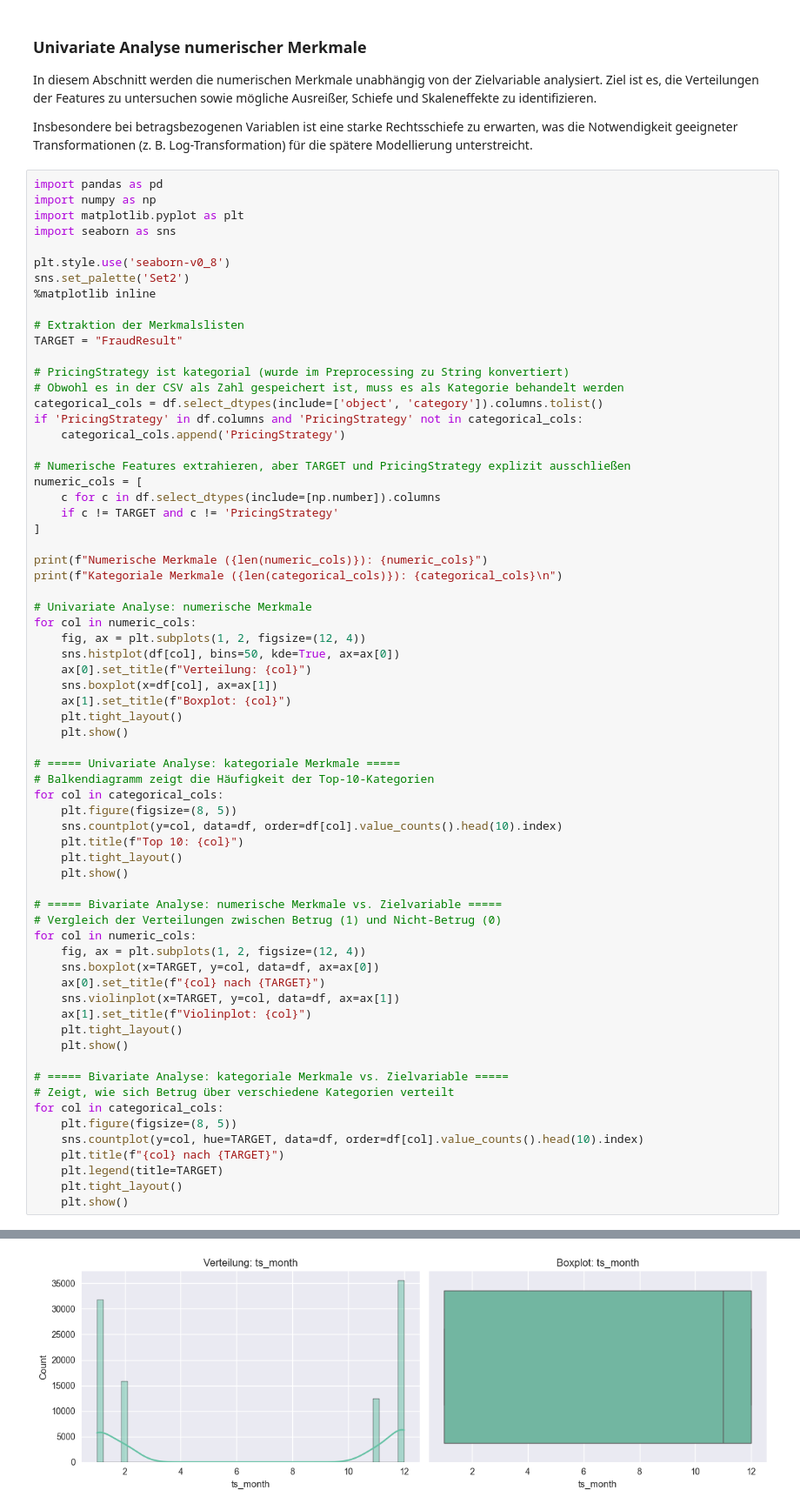
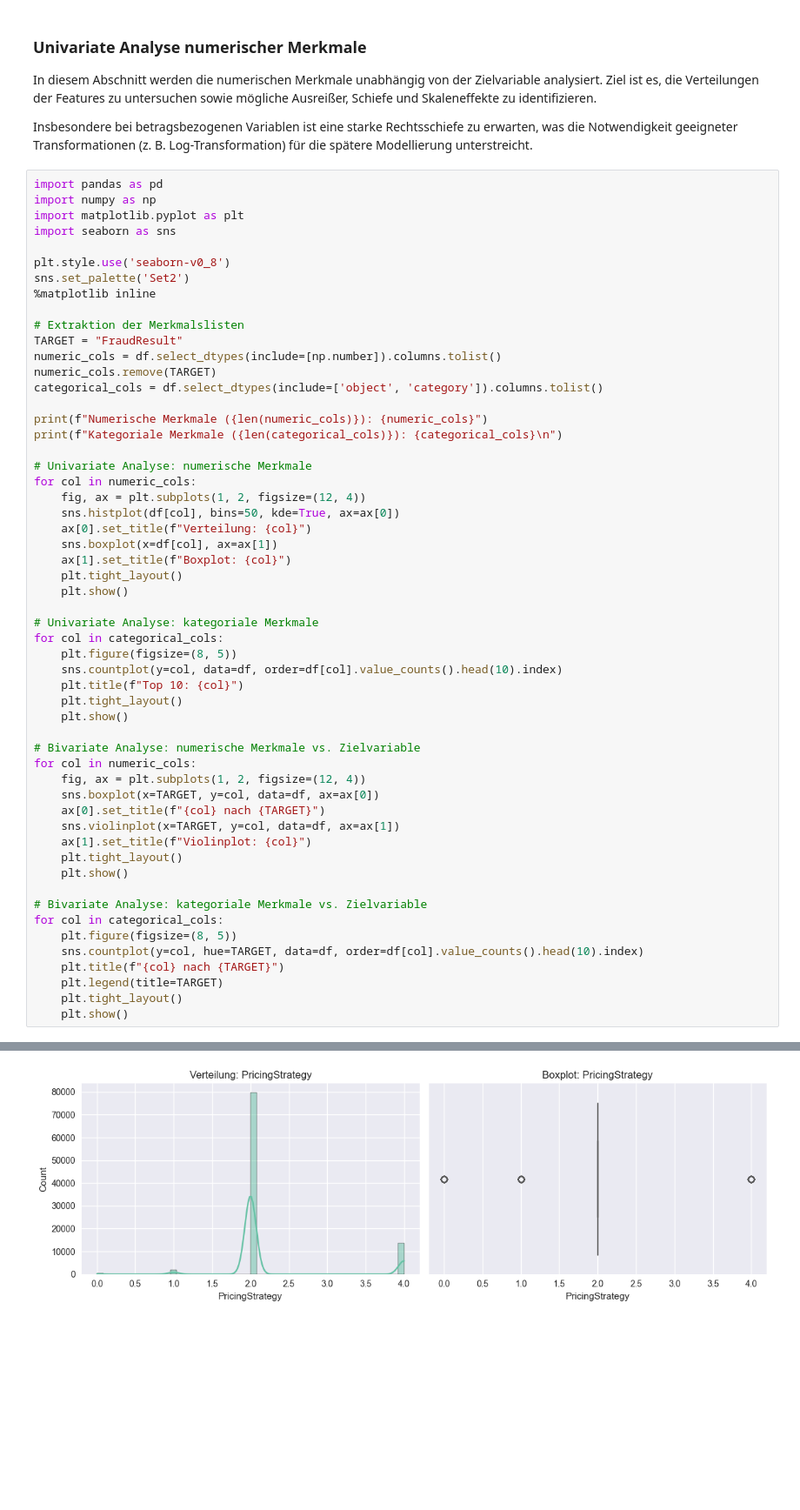
Before and after one commit to dorypat/KI-Fraud-Detection, a Jupyter notebook: notebooks/03_eda.ipynb, the cells around one changed output, grey strips where cells are left out. Shown at 87% size. Drawn from its saved outputs; the diff is of its cells as text; blank space fills up the shorter version.

```diff
--- a/notebooks/03_eda.ipynb
+++ b/notebooks/03_eda.ipynb
@@ -349,18 +89,9 @@ sns.set_palette('Set2')
 
 # Extraktion der Merkmalslisten
 TARGET = "FraudResult"
-
-# PricingStrategy ist kategorial (wurde im Preprocessing zu String konvertiert)
-# Obwohl es in der CSV als Zahl gespeichert ist, muss es als Kategorie behandelt werden
+numeric_cols = df.select_dtypes(include=[np.number]).columns.tolist()
+numeric_cols.remove(TARGET)
 categorical_cols = df.select_dtypes(include=['object', 'category']).columns.tolist()
-if 'PricingStrategy' in df.columns and 'PricingStrategy' not in categorical_cols:
-    categorical_cols.append('PricingStrategy')
-
-# Numerische Features extrahieren, aber TARGET und PricingStrategy explizit ausschließen
-numeric_cols = [
-    c for c in df.select_dtypes(include=[np.number]).columns
-    if c != TARGET and c != 'PricingStrategy'
-]
 
 print(f"Numerische Merkmale ({len(numeric_cols)}): {numeric_cols}")
 print(f"Kategoriale Merkmale ({len(categorical_cols)}): {categorical_cols}\n")
@@ -375,8 +106,7 @@ for col in numeric_cols:
     plt.tight_layout()
     plt.show()
 
-# ===== Univariate Analyse: kategoriale Merkmale =====
-# Balkendiagramm zeigt die Häufigkeit der Top-10-Kategorien
+# Univariate Analyse: kategoriale Merkmale
 for col in categorical_cols:
     plt.figure(figsize=(8, 5))
     sns.countplot(y=col, data=df, order=df[col].value_counts().head(10).index)
@@ -384,8 +114,7 @@ for col in categorical_cols:
     plt.tight_layout()
     plt.show()
 
-# ===== Bivariate Analyse: numerische Merkmale vs. Zielvariable =====
-# Vergleich der Verteilungen zwischen Betrug (1) und Nicht-Betrug (0)
+# Bivariate Analyse: numerische Merkmale vs. Zielvariable
 for col in numeric_cols:
     fig, ax = plt.subplots(1, 2, figsize=(12, 4))
     sns.boxplot(x=TARGET, y=col, data=df, ax=ax[0])
@@ -395,8 +124,7 @@ for col in numeric_cols:
     plt.tight_layout()
     plt.show()
 
-# ===== Bivariate Analyse: kategoriale Merkmale vs. Zielvariable =====
-# Zeigt, wie sich Betrug über verschiedene Kategorien verteilt
+# Bivariate Analyse: kategoriale Merkmale vs. Zielvariable
 for col in categorical_cols:
     plt.figure(figsize=(8, 5))
     sns.countplot(y=col, hue=TARGET, data=df, order=df[col].value_counts().head(10).index)
@@ -410,3 +138,3 @@ Kategoriale Merkmale (5): ['ProviderId', 'ProductId', 'ProductCategory', 'Channe
 [figure]
 [figure]
-[figure, old version]
+[figure, new version]
```
Also changed, not shown: parts of 33 cells of this notebook.
